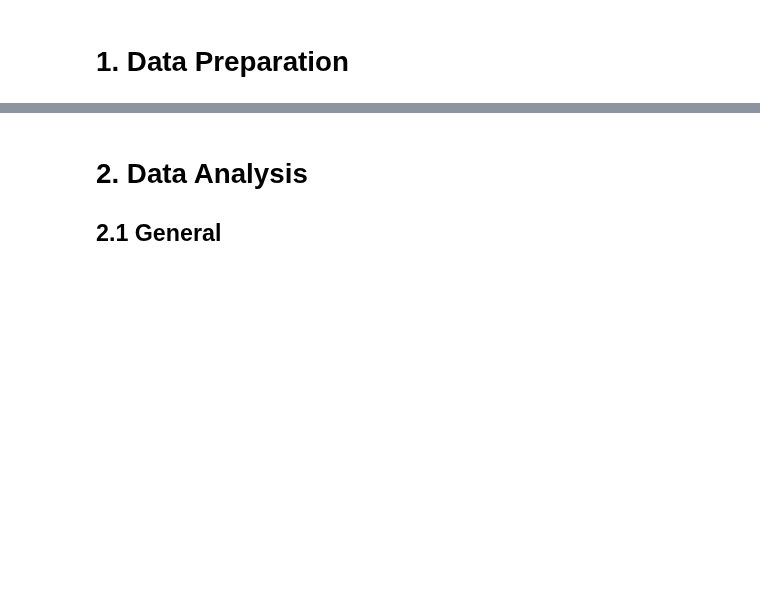
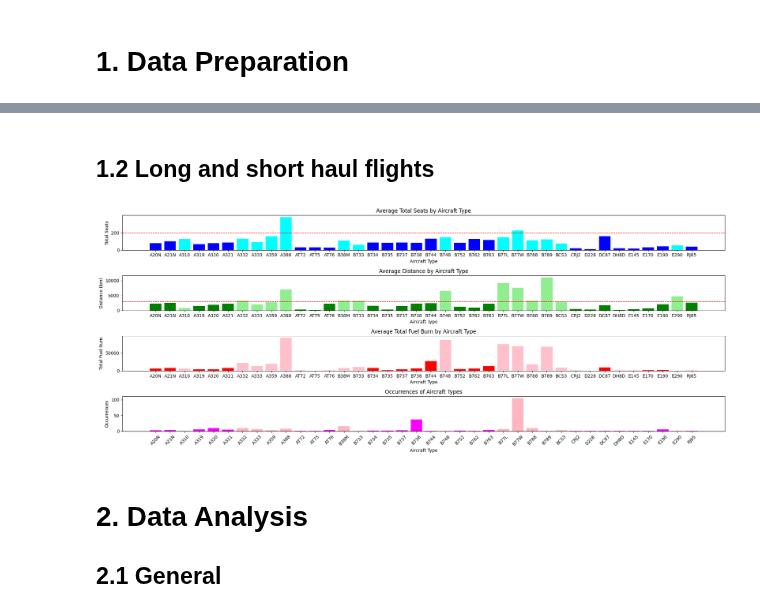
Before and after one commit to lukasschirren/COP_flight_analysis, a Jupyter notebook: analysis_economy_business.ipynb, the cells around one changed output, grey strips where cells are left out. Cells and saved outputs as stored; diff of their text form; code cells hidden in the pictures; blank space fills up the shorter version.

Commit message:
Split in short and long haul flights

```diff
--- a/analysis_economy_business.ipynb
+++ b/analysis_economy_business.ipynb
@@ -16,5 +17,9 @@ import seaborn as sns
 # 1. Data Preparation
 # %%
 path_flights = os.getcwd() + '/data/data_flight_economy_business.xlsx'
+
+data_all = pd.read_excel(path_flights,sheet_name='combined')
 data_direct = pd.read_excel(path_flights,sheet_name='direct')
 data_non_direct = pd.read_excel(path_flights,sheet_name='non_direct')
+
+airports = airportsdata.load()
@@ -47,0 +176,13 @@ Index(['icao', 'total_delegates', 'country_code', 'origin_airport',
+# %%
+# Definitely long haul : A359, A388, B77L, B77W, B788,
+short_medium_aircraft = ['A20N','A21N','B38M','B734','B748','B752','B763','BCS3','DC87','E190','RJ85','E290','B733',]
+short_haul_aircraft = ['A310','A319','A320','A321','A333','A359','AT72','AT76','AT75','B735','B737','B738','B744','B737','E190','B762','CRJ2','D228','DH8D','E145','E170',
+                       'A20N','A21N','B734','B752','B763','DC87','RJ85']
+
+# Define a function to check if the aircraft_type_icao is in the short_haul_aircraft list
+def is_short_haul(aircraft_type):
+    return aircraft_type in short_haul_aircraft
+
+# Apply the function to create a new column 'is_short_haul'
+grouped_data['is_short_haul'] = grouped_data['aircraft_type_icao'].apply(is_short_haul)
+data_all['is_short_haul'] = data_all['aircraft_type_icao'].apply(is_short_haul)
@@ -48,3 +237,65 @@ Index(['icao', 'total_delegates', 'country_code', 'origin_airport',
+# %% [markdown]
+## 1.2 Long and short haul flights
+# %%
+import pandas as pd
+import matplotlib.pyplot as plt
+
+# Assuming grouped_data is your DataFrame containing the grouped and aggregated data
+
+# Create a figure with subplots
+fig, axs = plt.subplots(4, 1, figsize=(20, 8))
+
+
+# Plotting total seats
+for index, row in grouped_data.iterrows():
+    color = 'cyan' if row['aircraft_type_icao'] not in short_haul_aircraft else 'blue'
+    axs[0].bar(row['aircraft_type_icao'], row['total_seats'], color=color)
+
+axs[0].set_title('Average Total Seats by Aircraft Type')
+axs[0].set_xlabel('Aircraft Type')
+axs[0].set_ylabel('Total Seats')
+axs[0].axhline(y=200, color='red', linestyle='--', linewidth=1)  # Adding the limit line at 200
+
+
+# Plotting distance
+for index, row in grouped_data.iterrows():
+    color = 'lightgreen' if row['aircraft_type_icao'] not in short_haul_aircraft else 'green'
+    axs[1].bar(row['aircraft_type_icao'], row['distance_km'], color=color)
+
+axs[1].set_title('Average Distance by Aircraft Type')
+axs[1].set_xlabel('Aircraft Type')
+axs[1].set_ylabel('Distance (km)')
+axs[1].axhline(y=3000, color='red', linestyle='--', linewidth=1)  # Adding the limit line at 3000
+
+
+# Plotting total fuel burn
+for index, row in grouped_data.iterrows():
+    color = 'pink' if row['aircraft_type_icao'] not in short_haul_aircraft else 'red'
+    axs[2].bar(row['aircraft_type_icao'], row['total_fuel_burn'], color=color)
+
+axs[2].set_title('Average Total Fuel Burn by Aircraft Type')
+axs[2].set_xlabel('Aircraft Type')
+axs[2].set_ylabel('Total Fuel Burn')
+
+# Plotting occurrences
+for index, row in grouped_data.iterrows():
+    color = 'LIGHTPINK' if row['aircraft_type_icao'] not in short_haul_aircraft else 'magenta'
+    axs[3].bar(row['aircraft_type_icao'], row['occurrences'], color=color)
+
+axs[3].set_title('Occurrences of Aircraft Types')
+axs[3].set_xlabel('Aircraft Type')
+axs[3].set_ylabel('Occurrences')
+
+# Rotate x-axis labels for better readability if necessary
+plt.setp(axs[3].xaxis.get_majorticklabels(), rotation=45)
+
+# Adjust layout to prevent overlap
+plt.tight_layout()
+
+# Show the plot
+plt.show()
+# %% [output]
+[figure, added]
 # %% [markdown]
 # 2. Data Analysis
 ## 2.1 General
```
Also changed, not shown: parts of 22 cells of this notebook, 2 other files.
